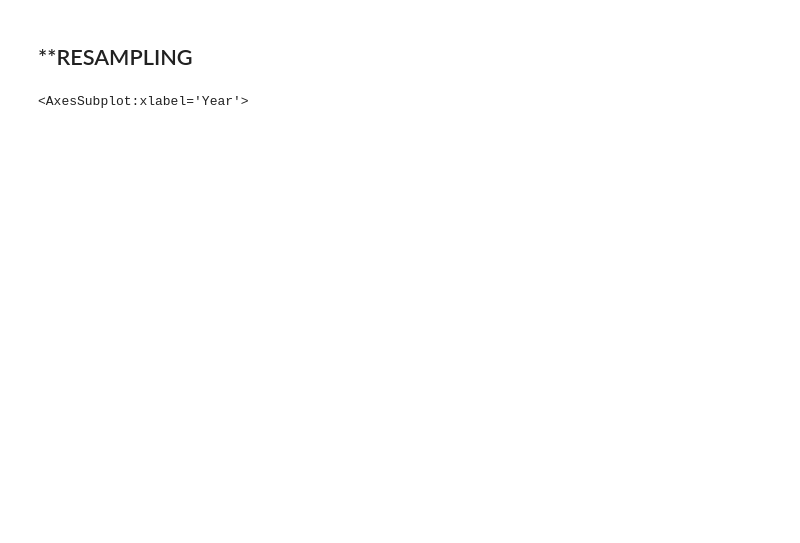
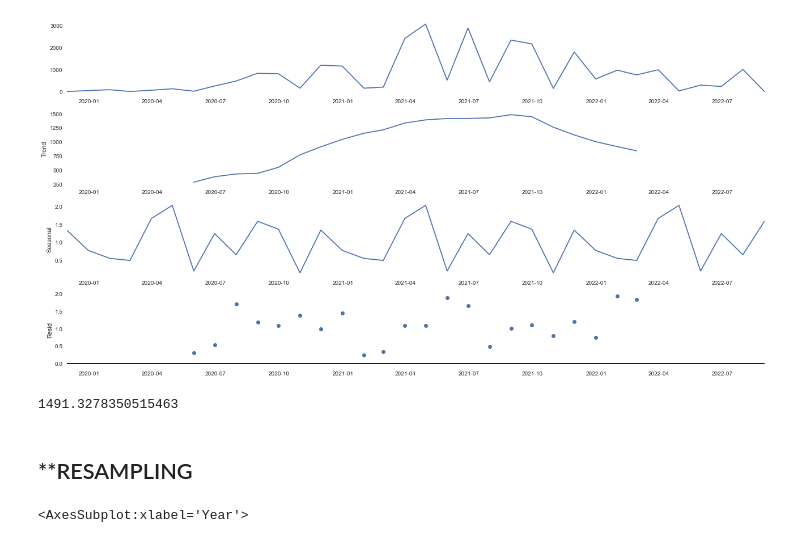
Before and after one commit to Dmoreir1/Capstone-Project--DS-Flatiron, a Jupyter notebook: Draft TX.ipynb, the cells around one changed output. Cells and saved outputs as stored; diff of their text form; code cells hidden in the pictures; blank space fills up the shorter version.

```diff
--- a/Draft TX.ipynb
+++ b/Draft TX.ipynb
@@ -50,3 +67,12 @@ df
+# %%
+result = seasonal_decompose(df, model='multiplicative')
+fig = result.plot()
+# %% [output]
+[figure, added]
+# %%
+df['Registered Vehicles'].mean()
+# %% [output]
+1491.3278350515463
 # %% [markdown]
 ## **RESAMPLING
 # %%
```
Also changed, not shown: parts of 14 cells of this notebook, 6 other files.
